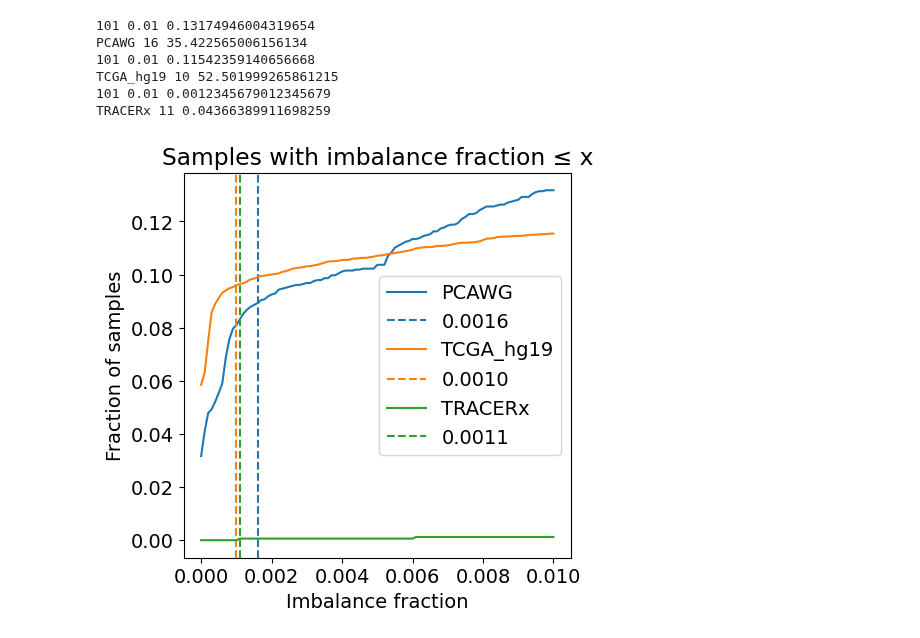
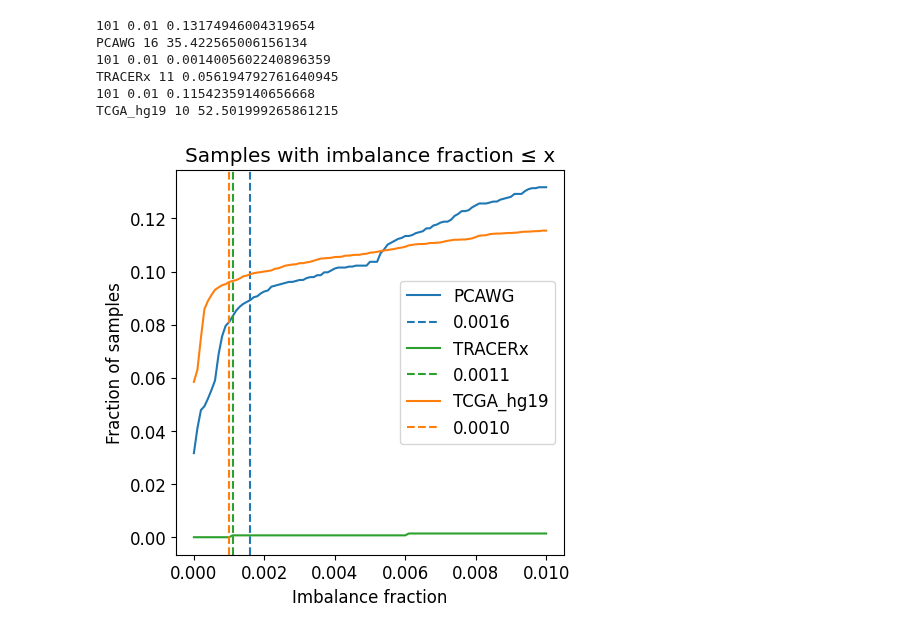
Before and after one commit to ICCB-Cologne/CNSistent, a Jupyter notebook: notebooks/analyze/analyze_cutoffs.ipynb, the cells around one changed output. Saved outputs shown, nothing was run; the diff lists cells and outputs as text; code cells hidden in the pictures.

```diff
--- a/notebooks/analyze/analyze_cutoffs.ipynb
+++ b/notebooks/analyze/analyze_cutoffs.ipynb
@@ -10,4 +13,4 @@ from cns.data_utils import load_data, img_path
 from cns.utils.cutoff import count_below_lim, find_knee
 file_type = ".pdf"
 # %%
-plt.rcParams.update({'font.size': 14, 'figure.dpi': 100, 'figure.figsize': (5, 5)})
+plt.rcParams.update({'font.size': 12, 'figure.figsize': (5, 5)})
@@ -17,3 +17,7 @@ datasets = list(data.keys())
+# %%
+data = load_all_samples(False, False, False, True)
+datasets = list(data.keys())
+colors = {"PCAWG": "C0", "TCGA_hg19": "C1", "TRACERx": "C2"}
 # %%
 ane_count = {}
 ane_cutoffs = {}
@@ -21,31 +25,31 @@ ane_deltas = {}
 feature = "ane_total_cn_frac_aut"
 max_val = 0.01
 for k, v in data.items():
-    ane_cutoffs[k], ane_count[k], ane_deltas[k] = count_below_lim(v.samples[feature], max_val=max_val, steps=100)
+    ane_cutoffs[k], ane_count[k], ane_deltas[k] = count_below_lim(v[feature], max_val=max_val, steps=100)
 # %%
 for k, v in ane_count.items():
-    plt.plot(ane_cutoffs[k], v, label=k, color=data[k].color)
+    plt.plot(ane_cutoffs[k], v, label=k, color=colors[k])
     if  np.max(v) <= 0:
         continue
     print(len(v), np.max(ane_cutoffs[k]), np.max(v))
     knee_index, knee_value = find_knee(v, ane_deltas[k], convex=True, dist=10)
     print(k, knee_index, knee_value)
     x_pos = ane_cutoffs[k][knee_index]
-    plt.axvline(x_pos, color=data[k].color, linestyle="--", label=f"{x_pos:.4f}")
+    plt.axvline(x_pos, color=colors[k], linestyle="--", label=f"{x_pos:.4f}")
 
 plt.xlabel("Imbalance fraction")
 plt.ylabel("Fraction of samples")
 plt.legend()
 plt.title(f"Samples with imbalance fraction ≤ x")
 plt.savefig(f"{img_path}/fig_samples_imbalance_fraction{file_type}", bbox_inches="tight")
 # %% [output]
 101 0.01 0.13174946004319654
 PCAWG 16 35.422565006156134
+101 0.01 0.0014005602240896359
+TRACERx 11 0.056194792761640945
 101 0.01 0.11542359140656668
 TCGA_hg19 10 52.501999265861215
-101 0.01 0.0012345679012345679
-TRACERx 11 0.04366389911698259
-[figure, old version]
+[figure, new version]
 # %%
 cov_count = {}
 cov_cutoffs = {}
```
Also changed, not shown: parts of 7 cells of this notebook, 3 other files.
